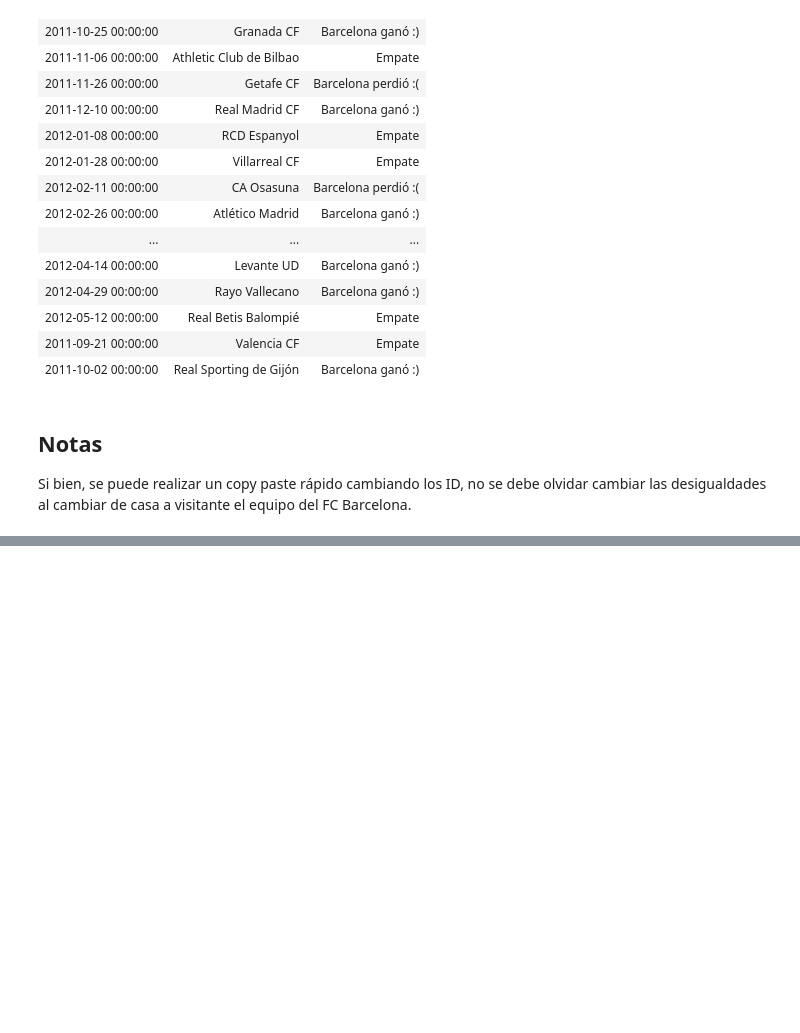
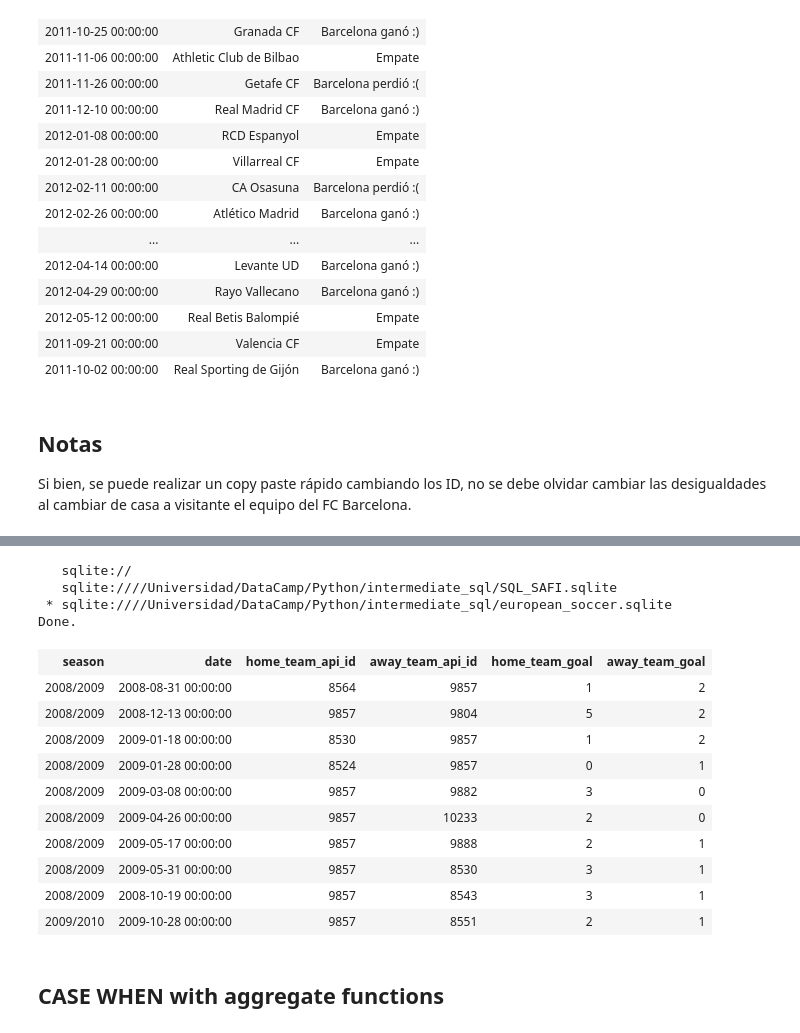
Before and after one commit to adinamarca/notebooks, a Jupyter notebook: SQL/intermediate_sql/notebook.ipynb, the cells around one changed output, grey strips where cells are left out. Saved outputs shown, nothing was run; the diff lists cells and outputs as text; code cells hidden in the pictures; blank space fills up the shorter version.

```diff
--- a/SQL/intermediate_sql/notebook.ipynb
+++ b/SQL/intermediate_sql/notebook.ipynb
@@ -340,0 +768,26 @@ Si bien, se puede realizar un copy paste rápido cambiando los ID, no se debe ol
+# %%
+# Finalmente
+%sql SELECT season, \
+date, home_team_api_id, away_team_api_id, home_team_goal, away_team_goal \
+FROM match \
+WHERE CASE WHEN home_team_goal > away_team_goal AND home_team_api_id IN (SELECT team_api_id FROM team WHERE team_long_name LIKE '%Bologna%') THEN 'Bologna ganó en casa' \
+WHEN home_team_goal < away_team_goal AND away_team_api_id IN (SELECT team_api_id FROM team WHERE team_long_name LIKE '%Bologna%') THEN 'Bologna ganó de visitante' END IS NOT NULL \
+LIMIT 10
+# %% [output]
+   sqlite://
+   sqlite:////Universidad/DataCamp/Python/intermediate_sql/SQL_SAFI.sqlite
+ * sqlite:////Universidad/DataCamp/Python/intermediate_sql/european_soccer.sqlite
+Done.
+| season | date | home_team_api_id | away_team_api_id | home_team_goal | away_team_goal |
+| 2008/2009 | 2008-08-31 00:00:00 | 8564 | 9857 | 1 | 2 |
+| 2008/2009 | 2008-12-13 00:00:00 | 9857 | 9804 | 5 | 2 |
+| 2008/2009 | 2009-01-18 00:00:00 | 8530 | 9857 | 1 | 2 |
+| 2008/2009 | 2009-01-28 00:00:00 | 8524 | 9857 | 0 | 1 |
+| 2008/2009 | 2009-03-08 00:00:00 | 9857 | 9882 | 3 | 0 |
+| 2008/2009 | 2009-04-26 00:00:00 | 9857 | 10233 | 2 | 0 |
+| 2008/2009 | 2009-05-17 00:00:00 | 9857 | 9888 | 2 | 1 |
+| 2008/2009 | 2009-05-31 00:00:00 | 9857 | 8530 | 3 | 1 |
+| 2008/2009 | 2008-10-19 00:00:00 | 9857 | 8543 | 3 | 1 |
+| 2009/2010 | 2009-10-28 00:00:00 | 9857 | 8551 | 2 | 1 |
+# %% [markdown]
+## CASE WHEN with aggregate functions
```
Also changed, not shown: parts of 25 cells of this notebook.
